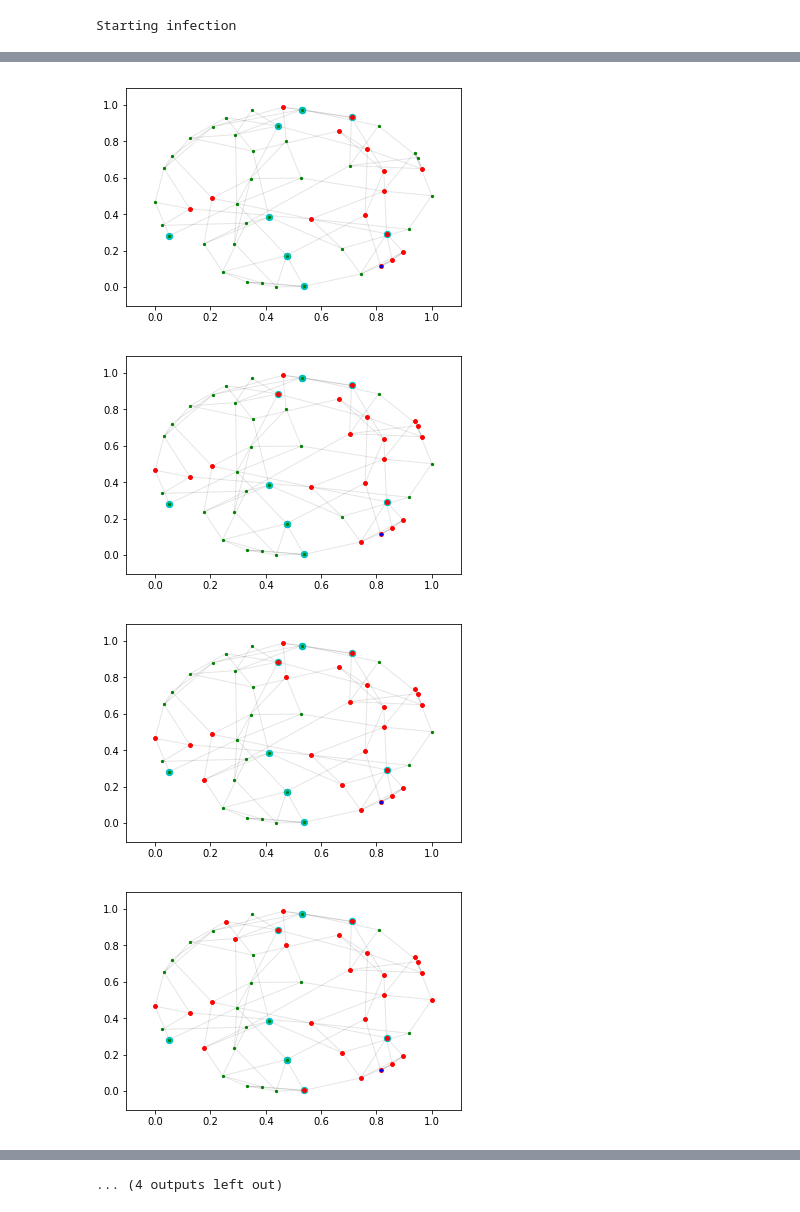
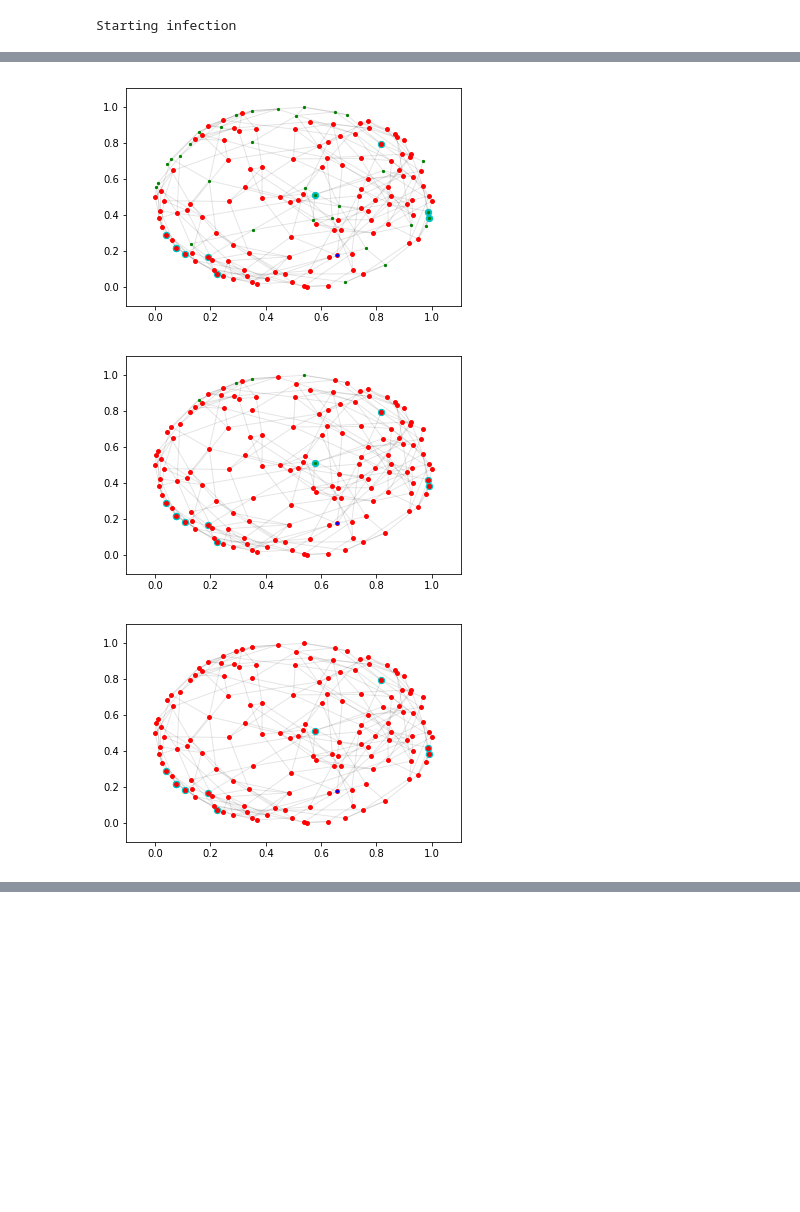
Before and after one commit to N0ciple/MSc-Project, a Jupyter notebook: Test-rum-1-pr-1.ipynb, the cells around one changed output, grey strips where cells are left out. Saved outputs shown, nothing was run; the diff lists cells and outputs as text; code cells hidden in the pictures; blank space fills up the shorter version.

```diff
--- a/Test-rum-1-pr-1.ipynb
+++ b/Test-rum-1-pr-1.ipynb
@@ -10,7 +10,7 @@ numRumors = 1
 maxThreshold = 1
 numMonitors = 10
 propagProba = 1
-numNodes = 50
+numNodes = 150
 linkProba = 0.2
 monitorTrigger = list()
 numStep = 100
@@ -30,23 +30,13 @@ infected = getInfectedList(Graph,numRumors)
 j=0
 
 while(len(infected)< len(Graph.nodes())):
-    #print("====================================================\n\n\n\n\n\n\n\n====================================================")
-
-    #for i in Graph.nodes():
-    #    if i in monitorsList:
-    #        print("Node ",str(i),"\t",Graph.node[i])
 
     Graph = infectionForward(Graph, propagProba, numRumors)
     infected = getInfectedList(Graph,numRumors)
 
-
     # j+1 because j=0 is step 1
     monitorTrigger = updateMonitorTrig(j+1,monitorTrigger,monitorsList,Graph,numRumors)
     j += 1
-
-    #print(monitorTrigger)
-    #printMonitorTrig(monitorTrigger)
-
     fig2 = drawColoredGraph(Graph, Pos, numRumors, rumorSources, monitorsList)
 # %% [output]
 Generating mGraph
@@ -70,4 +60,3 @@ Starting infection
-[figure, old version]
+[figure, new version]
-[figure, old version]
+[figure, new version]
-[figure, old version]
+[figure, new version]
-[figure, removed]
@@ -75,4 +63,3 @@ Starting infection
-... (4 outputs left out)
 # %%
 sets = list()
 for i in range(len(monitorTrigger)):
```
Also changed, not shown: parts of 2 cells of this notebook, 6 other files.
